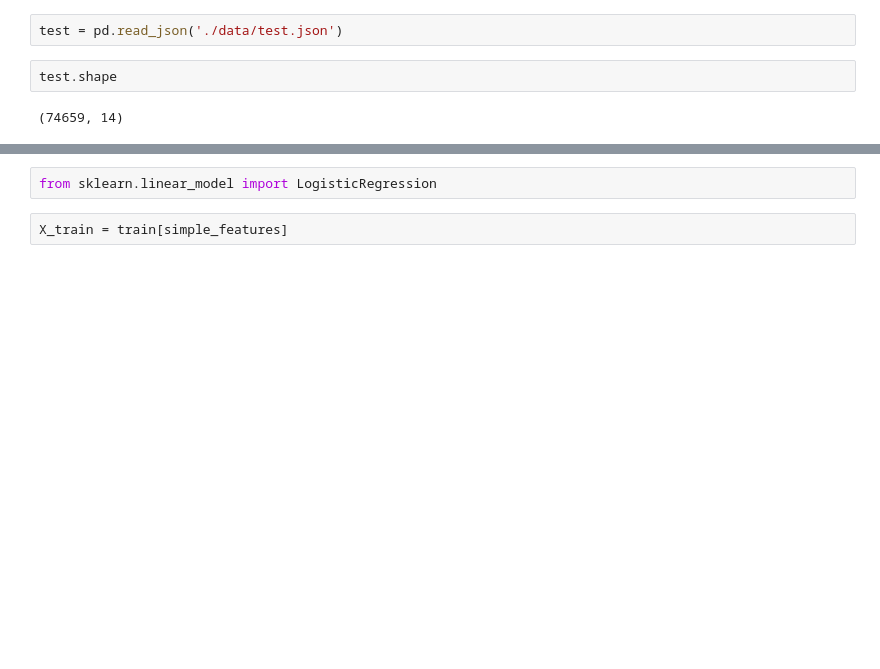
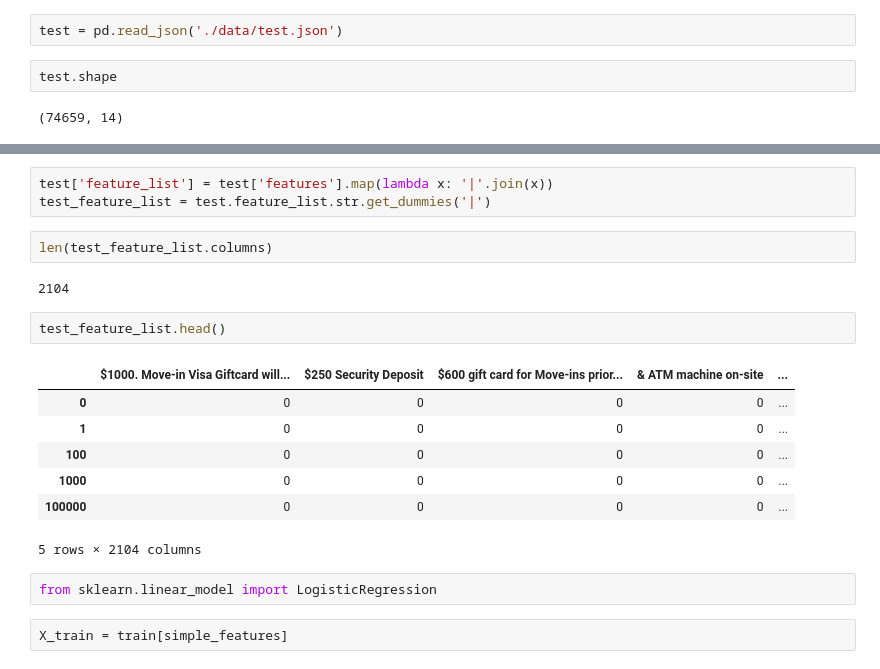
Before and after one commit to ah3200/renthop-kaggle, a Jupyter notebook: data_exploratory_analysis.ipynb, the cells around one changed output, grey strips where cells are left out. Saved outputs shown, nothing was run; the diff lists cells and outputs as text; blank space fills up the shorter version.

```diff
--- a/data_exploratory_analysis.ipynb
+++ b/data_exploratory_analysis.ipynb
@@ -175,6 +197,23 @@ test.head()
 | 100 | 1.0 | 1 | 3dbbb69fd52e0d25131aa1cd459c87eb | 2016-06-03 04:29:40 | New York chic has reached a new l... | 101 East 10th Street | [Doorman, Elevator, No Fee] | 40.7306 | ... |
 | 1000 | 1.0 | 2 | 783d21d013a7e655bddc4ed0d461cc5e | 2016-06-11 06:17:35 | Step into this fantastic new Cons... | South Third Street\r | [Roof Deck, Balcony, Elevator, La... | 40.7109 | ... |
 | 100000 | 2.0 | 2 | 6134e7c4dd1a98d9aee36623c9872b49 | 2016-04-12 05:24:17 | ~Take a stroll in Central Park, e... | Midtown West, 8th Ave | [Common Outdoor Space, Cats Allow... | 40.7650 | ... |
+# %%
+test['feature_list'] = test['features'].map(lambda x: '|'.join(x))
+test_feature_list = test.feature_list.str.get_dummies('|')
+# %%
+len(test_feature_list.columns)
+# %% [output]
+2104
+# %%
+test_feature_list.head()
+# %% [output]
+|  | $1000. Move-in Visa Giftcard will... | $250 Security Deposit | $600 gift card for Move-ins prior... | & ATM machine on-site | ... |
+| 0 | 0 | 0 | 0 | 0 | ... |
+| 1 | 0 | 0 | 0 | 0 | ... |
+| 100 | 0 | 0 | 0 | 0 | ... |
+| 1000 | 0 | 0 | 0 | 0 | ... |
+| 100000 | 0 | 0 | 0 | 0 | ... |
+5 rows × 2104 columns
 # %%
 from sklearn.linear_model import LogisticRegression
 # %%
```
Also changed, not shown: parts of 19 cells of this notebook.
